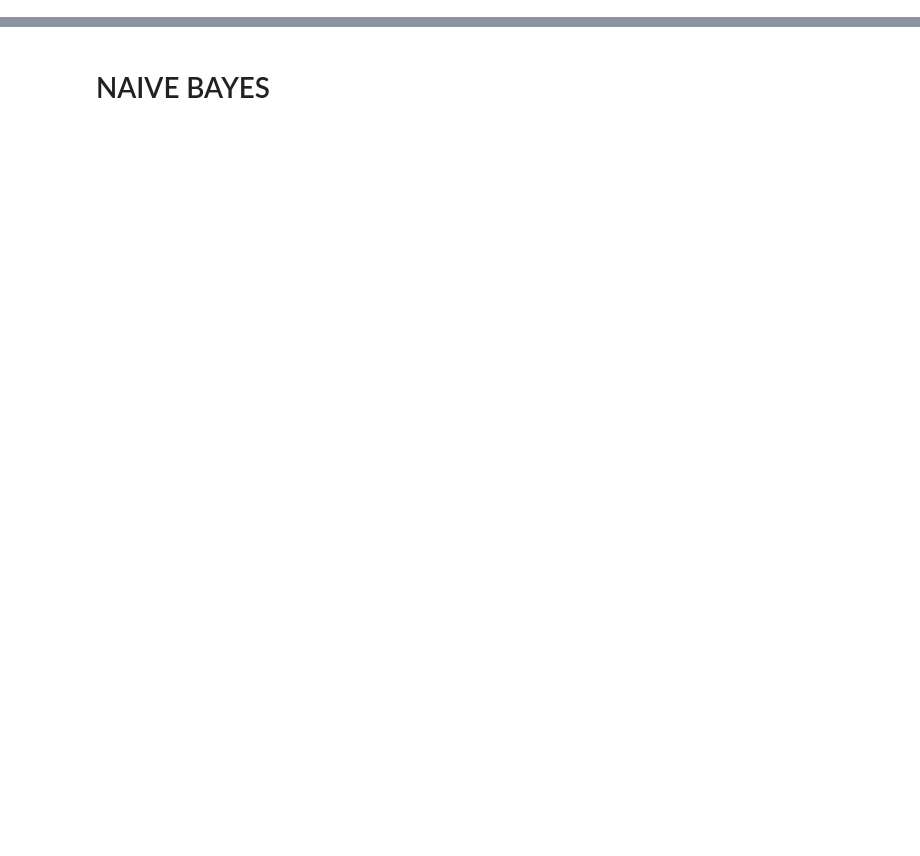
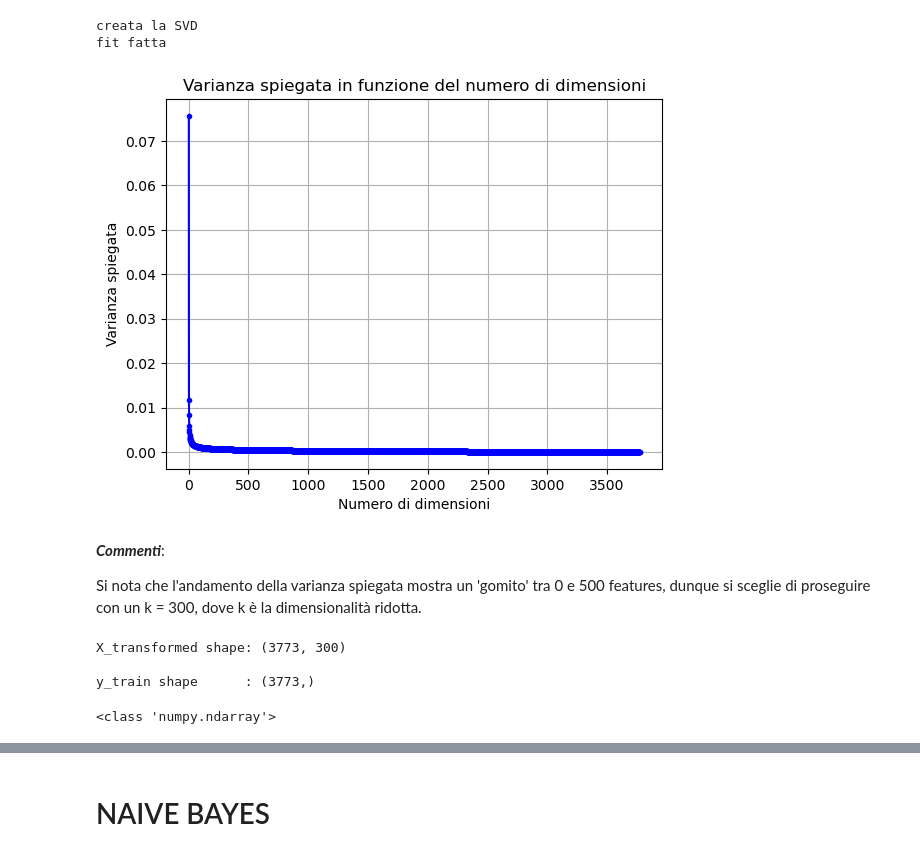
Before and after one commit to elisavenditti/autorship_attribution, a Jupyter notebook: autorship.ipynb, the cells around one changed output, grey strips where cells are left out. Drawn from its saved outputs; the diff is of its cells as text; code cells hidden in the pictures; blank space fills up the shorter version.

```diff
--- a/autorship.ipynb
+++ b/autorship.ipynb
@@ -333,0 +242,49 @@ Please also refer to the documentation for alternative solver options:
+# %%
+from sklearn.decomposition import TruncatedSVD
+
+num_pc = X_train.shape[1]-1
+svd = TruncatedSVD(n_components=num_pc, random_state=42)
+print("creata la SVD")
+svd.fit(X_train)
+print("fit fatta")
+
+# Andamento dei valori singolari e calcolo della varianza spiegata
+singular_values = svd.singular_values_
+variance_explained = (singular_values ** 2) / np.sum(singular_values ** 2)
+
+
+# Plot dell'andamento dei valori singolari
+plt.plot(np.arange(1, len(singular_values) + 1), variance_explained, 'b.-')
+plt.xlabel('Numero di dimensioni')
+plt.ylabel('Varianza spiegata')
+plt.title('Varianza spiegata in funzione del numero di dimensioni')
+plt.grid(True)
+plt.show()
+# %% [output]
+creata la SVD
+fit fatta
+[figure, added]
+# %% [markdown]
+***Commenti***:
+
+Si nota che l'andamento della varianza spiegata mostra un 'gomito' tra 0 e 500 features, dunque si sceglie di proseguire con un k = 300, dove k è la dimensionalità ridotta.
+# %%
+# Decomposizione SVD con k=300 dimensioni
+k = 300
+svd_def = TruncatedSVD(n_components=k, n_iter=7, random_state=42)
+svd_def.fit(X_train)
+
+X_transformed = svd_def.transform(X_train)
+
+print("X_transformed shape: {}\n".format(X_transformed.shape))
+print("y_train shape      : {}\n".format(y_train.shape))
+# %% [output]
+X_transformed shape: (3773, 300)
+
+y_train shape      : (3773,)
+# %%
+X_train = X_transformed
+X_test = svd_def.transform(X_test)
+print(type(X_train))
+# %% [output]
+<class 'numpy.ndarray'>
```
Also changed, not shown: parts of 40 cells of this notebook.
